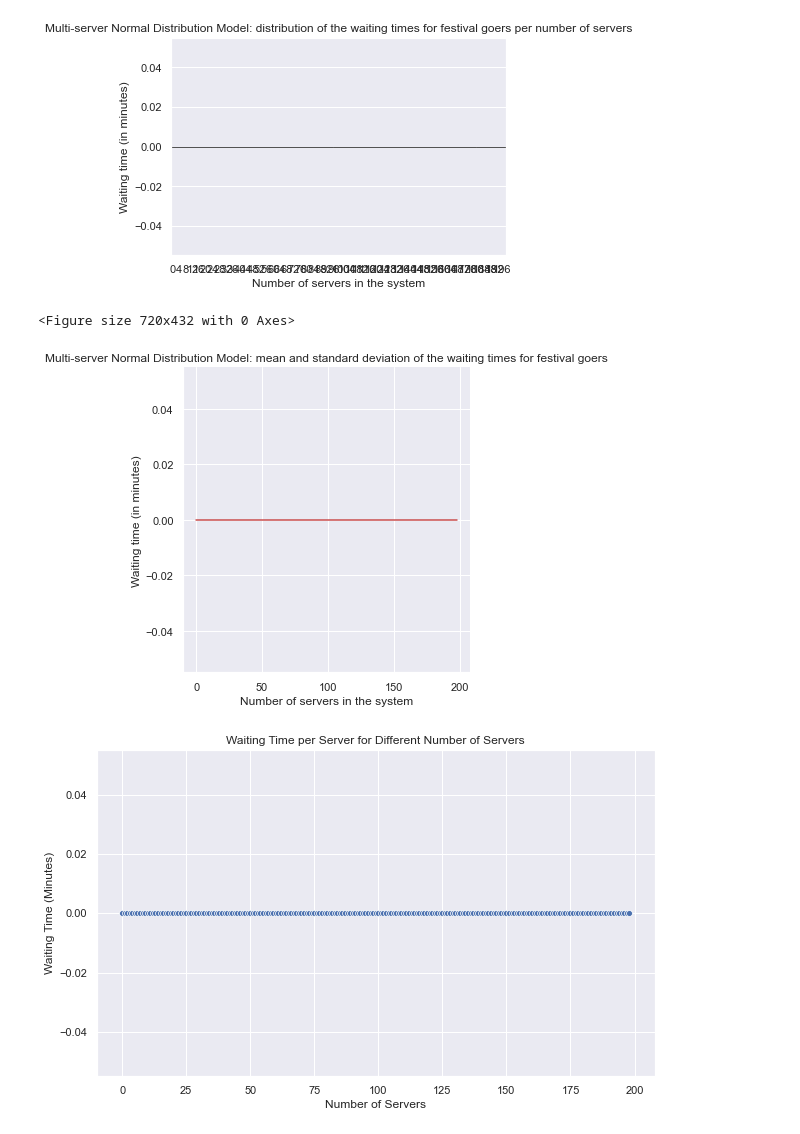
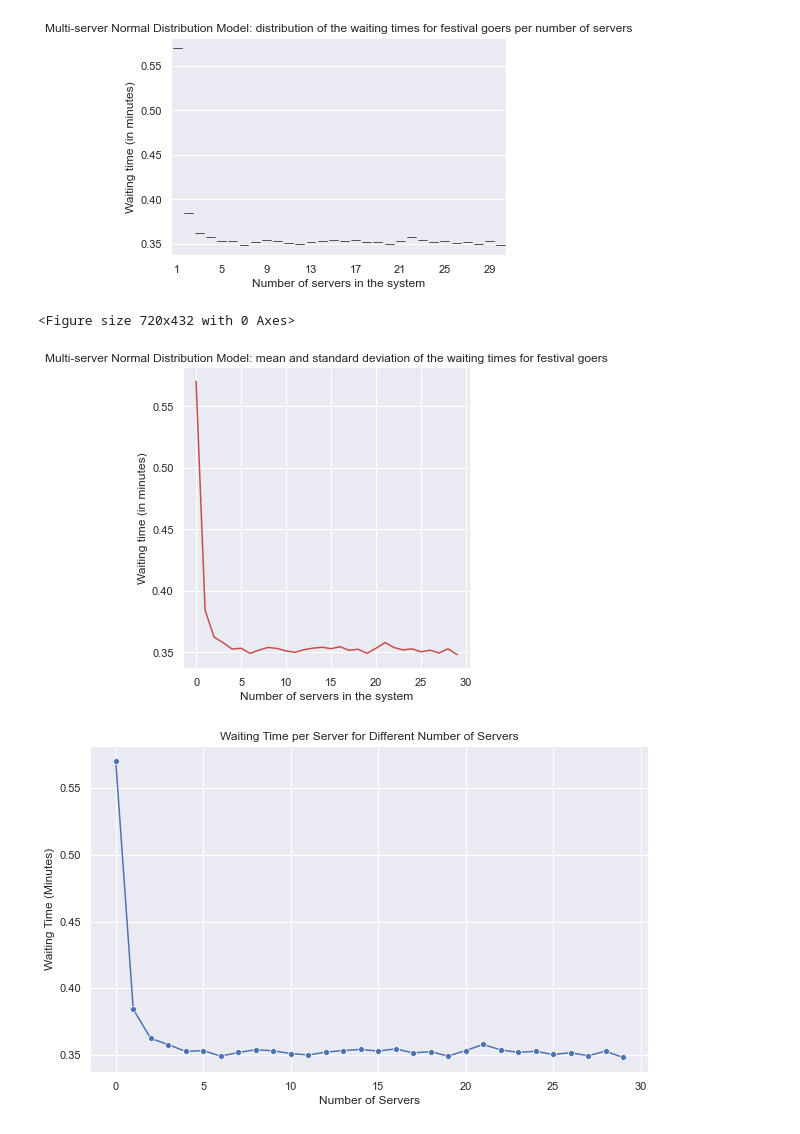
Before and after one commit to beavargas/Festivals-simulation-FYP, a Jupyter notebook: Visualization.ipynb, the cells around one changed output. Drawn from its saved outputs; the diff is of its cells as text; code cells hidden in the pictures.

Commit message:
import new json files

```diff
--- a/Visualization.ipynb
+++ b/Visualization.ipynb
@@ -11,10 +19,14 @@ def load_config(file_path):
     with open(file_path, 'r') as file:
         return json.load(file)
 # %%
-config = load_config('simulation_data.json')
+# Load the sample mean and convert to a pandas data frame
+
+#config = load_config('simulation_data.json')
+config_sample_mean = load_config('simulation_sample_means.json')
+
 
 # Convert the json file data into a pandas DataFrame
-df = pd.DataFrame(config)
-df.head()
+df_sample_mean = pd.DataFrame(config_sample_mean)
+df_sample_mean.head()
 # %% [output]
 |  | 0 |
@@ -26,27 +52,27 @@ df.head()
 # %%
 # The following plot shows the waiting times for all the festival goers for each number of servers in the system
 
-df_melted = pd.melt(df, value_name="Waiting Time", ignore_index=False)
+df_melted = pd.melt(df_sample_mean, value_name="Average Waiting Time", ignore_index=False)
 # sns.scatterplot(data=df_melted, x=df_melted.index, y="Waiting Time")
-df.index = df.index + 1 # this switches the x-axis labels to strat from 1 instead of 0
+df_sample_mean.index = df_sample_mean.index + 1 # this switches the x-axis labels to strat from 1 instead of 0
 # %%
-ax = sns.boxplot(data=df_melted, x=df_melted.index, y="Waiting Time", color="#c94c4c",  flierprops=dict( marker='o', markersize=4, markerfacecolor="#eea29a"))
+ax = sns.boxplot(data=df_melted, x=df_sample_mean.index, y="Average Waiting Time", color="#c94c4c",  flierprops=dict( marker='o', markersize=4, markerfacecolor="#eea29a"))
 
 
 xticks_interval = 4
 labels = ax.get_xticks()[::xticks_interval]
 ax.set_xticks(labels)
 
 plt.title("Multi-server Normal Distribution Model: distribution of the waiting times for festival goers per number of servers")
 #plt.title("Distribution of Waiting Times for Festival Goers Generated by the Normal Distribution Model")
 plt.xlabel("Number of servers in the system")
 plt.ylabel("Waiting time (in minutes)")
 plt.show()
 # %% [output]
-[figure, old version]
+[figure, new version]
 # %%
 plt.figure(figsize=(10, 6))
-sns.relplot(x=df_melted.index, y="Waiting Time",
+sns.relplot(x=df_melted.index, y="Average Waiting Time",
              data=df_melted, kind="line", errorbar="sd", color="#c94c4c") #color="#034f84") HOW MANY STANDARD DEVIATIONS -> ONE FROM THE MEAN
 
 plt.title("Multi-server Normal Distribution Model: mean and standard deviation of the waiting times for festival goers")
@@ -56,16 +82,16 @@ plt.ylabel("Waiting time (in minutes)")
 plt.show()
 # %% [output]
 <Figure size 720x432 with 0 Axes>
-[figure, old version]
+[figure, new version]
 # %%
 plt.figure(figsize=(10, 6))
-sns.lineplot(x=df_melted.index, y='Waiting Time', data=df_melted, marker='o', errorbar="sd")
+sns.lineplot(x=df_melted.index, y='Average Waiting Time', data=df_melted, marker='o', errorbar="sd")
 plt.title("Waiting Time per Server for Different Number of Servers")
 plt.xlabel("Number of Servers")
 plt.ylabel("Waiting Time (Minutes)")
 plt.show()
 # %% [output]
-[figure, old version]
+[figure, new version]
 # %%
 waiting_time_diff = df_melted.max(axis=1) - df_melted.min(axis=1)
 
```
Also changed, not shown: parts of 4 cells of this notebook.
